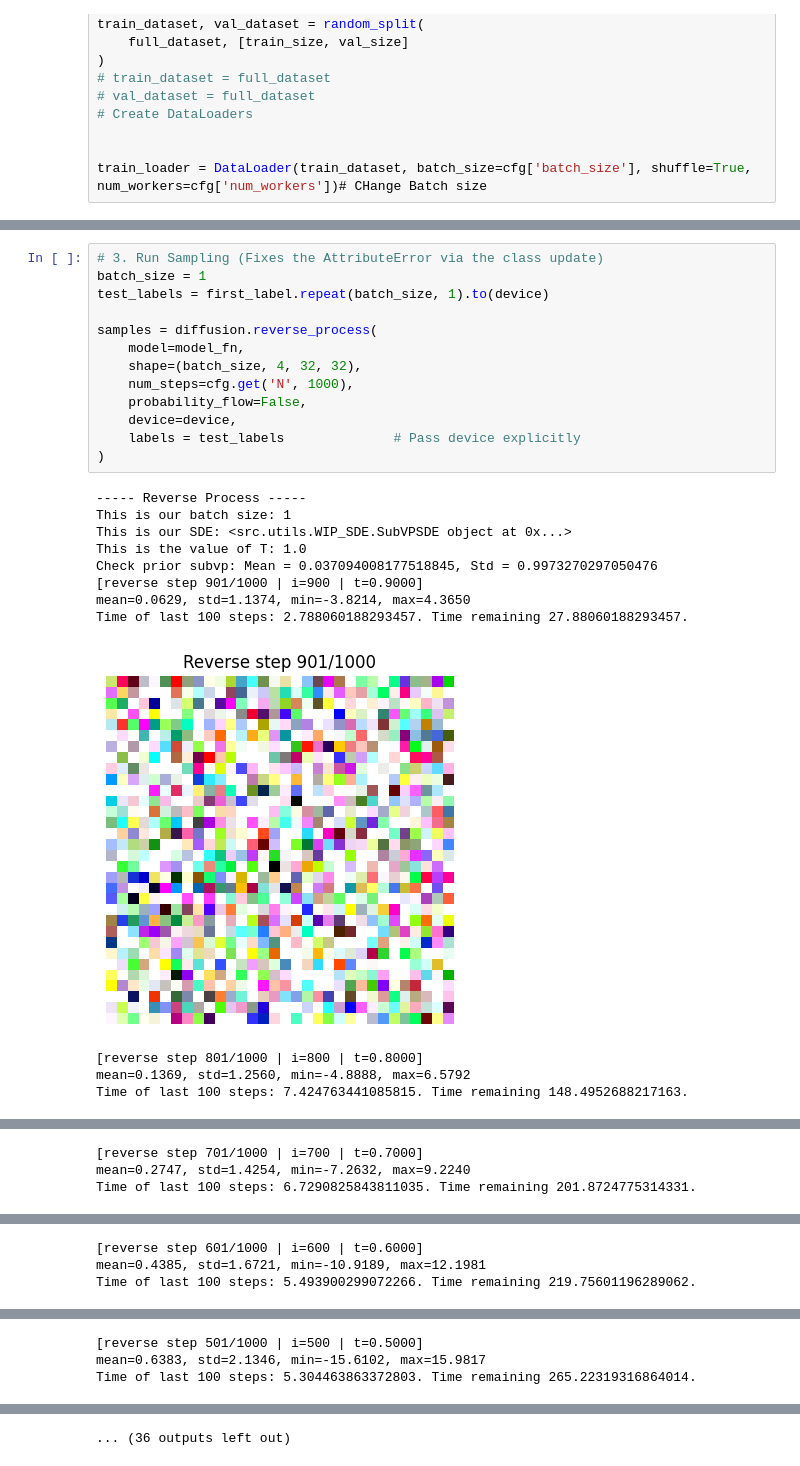
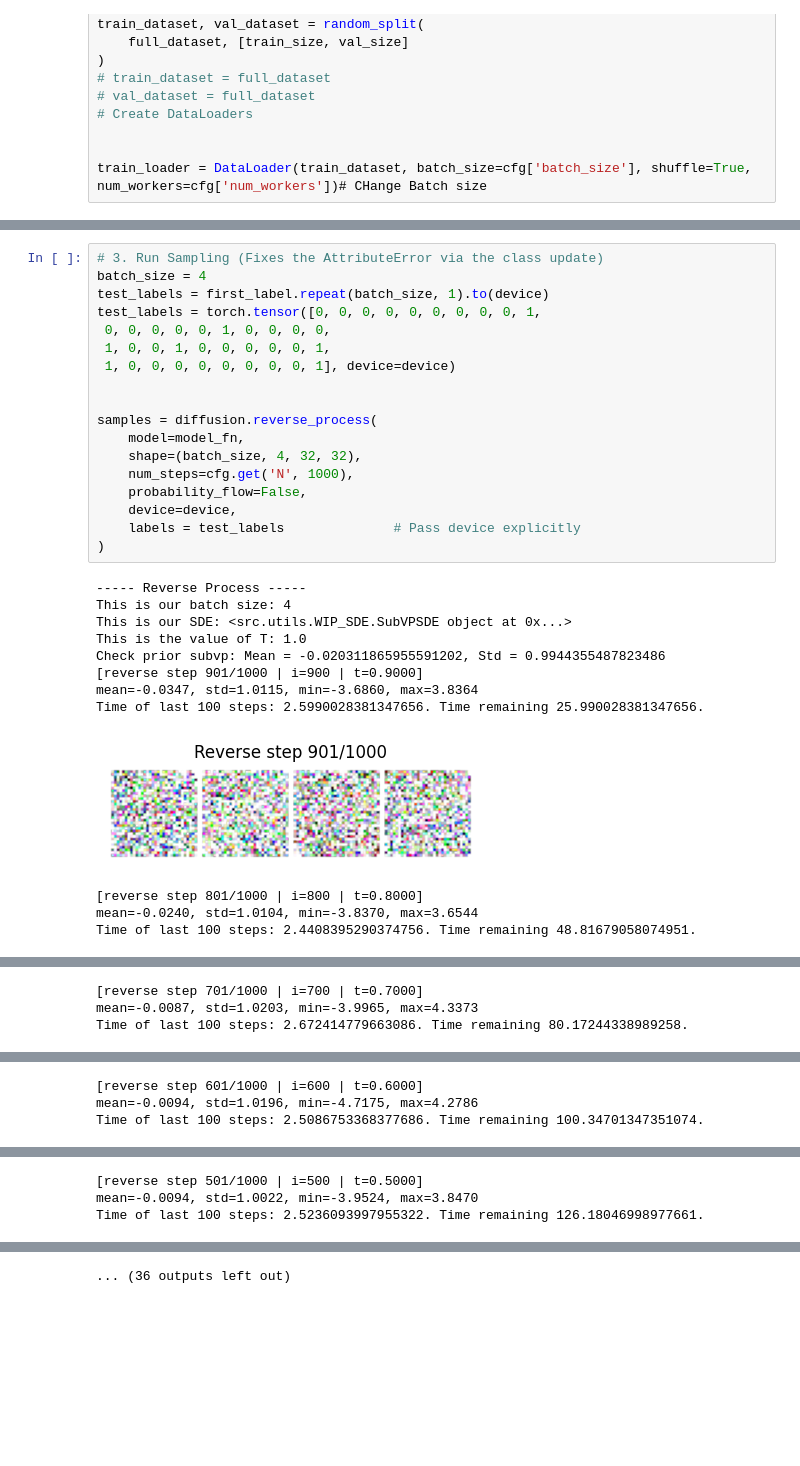
Before and after one commit to zimmy11/Hands-on-Generative-AI, a Jupyter notebook: notebooks/Cond_Reverse_Test.ipynb, the cells around one changed output, grey strips where cells are left out. Saved outputs shown, nothing was run; the diff lists cells and outputs as text; blank space fills up the shorter version.

Commit message:
Test setup

```diff
--- a/notebooks/Cond_Reverse_Test.ipynb
+++ b/notebooks/Cond_Reverse_Test.ipynb
@@ -287,26 +262,31 @@ torch.Size([10, 40])
 # %%
 # 3. Run Sampling (Fixes the AttributeError via the class update)
-batch_size = 1
+batch_size = 4
 test_labels = first_label.repeat(batch_size, 1).to(device)
+test_labels = torch.tensor([0, 0, 0, 0, 0, 0, 0, 0, 0, 1,
+ 0, 0, 0, 0, 0, 1, 0, 0, 0, 0,
+ 1, 0, 0, 1, 0, 0, 0, 0, 0, 1,
+ 1, 0, 0, 0, 0, 0, 0, 0, 0, 1], device=device)
+
 
 samples = diffusion.reverse_process(
     model=model_fn,
     shape=(batch_size, 4, 32, 32),
     num_steps=cfg.get('N', 1000),
     probability_flow=False,
     device=device,
     labels = test_labels              # Pass device explicitly
 )
 # %% [output]
 ----- Reverse Process -----
-This is our batch size: 1
+This is our batch size: 4
 This is our SDE: <src.utils.WIP_SDE.SubVPSDE object at 0x...>
 This is the value of T: 1.0
-Check prior subvp: Mean = 0.037094008177518845, Std = 0.9973270297050476
+Check prior subvp: Mean = -0.020311865955591202, Std = 0.9944355487823486
 [reverse step 901/1000 | i=900 | t=0.9000]
-mean=0.0629, std=1.1374, min=-3.8214, max=4.3650
-Time of last 100 steps: 2.788060188293457. Time remaining 27.88060188293457.
+mean=-0.0347, std=1.0115, min=-3.6860, max=3.8364
+Time of last 100 steps: 2.5990028381347656. Time remaining 25.990028381347656.
-[figure, old version]
+[figure, new version]
 [reverse step 801/1000 | i=800 | t=0.8000]
-mean=0.1369, std=1.2560, min=-4.8888, max=6.5792
-Time of last 100 steps: 7.424763441085815. Time remaining 148.4952688217163.
+mean=-0.0240, std=1.0104, min=-3.8370, max=3.6544
+Time of last 100 steps: 2.4408395290374756. Time remaining 48.81679058074951.
@@ -314,3 +294,3 @@ Time of last 100 steps: 7.424763441085815. Time remaining 148.4952688217163.
 [reverse step 701/1000 | i=700 | t=0.7000]
-mean=0.2747, std=1.4254, min=-7.2632, max=9.2240
-Time of last 100 steps: 6.7290825843811035. Time remaining 201.8724775314331.
+mean=-0.0087, std=1.0203, min=-3.9965, max=4.3373
+Time of last 100 steps: 2.672414779663086. Time remaining 80.17244338989258.
@@ -318,3 +298,3 @@ Time of last 100 steps: 6.7290825843811035. Time remaining 201.8724775314331.
 [reverse step 601/1000 | i=600 | t=0.6000]
-mean=0.4385, std=1.6721, min=-10.9189, max=12.1981
-Time of last 100 steps: 5.493900299072266. Time remaining 219.75601196289062.
+mean=-0.0094, std=1.0196, min=-4.7175, max=4.2786
+Time of last 100 steps: 2.5086753368377686. Time remaining 100.34701347351074.
@@ -322,3 +302,3 @@ Time of last 100 steps: 5.493900299072266. Time remaining 219.75601196289062.
 [reverse step 501/1000 | i=500 | t=0.5000]
-mean=0.6383, std=2.1346, min=-15.6102, max=15.9817
-Time of last 100 steps: 5.304463863372803. Time remaining 265.22319316864014.
+mean=-0.0094, std=1.0022, min=-3.9524, max=3.8470
+Time of last 100 steps: 2.5236093997955322. Time remaining 126.18046998977661.
```
Also changed, not shown: parts of 8 cells of this notebook, 22 other files.
